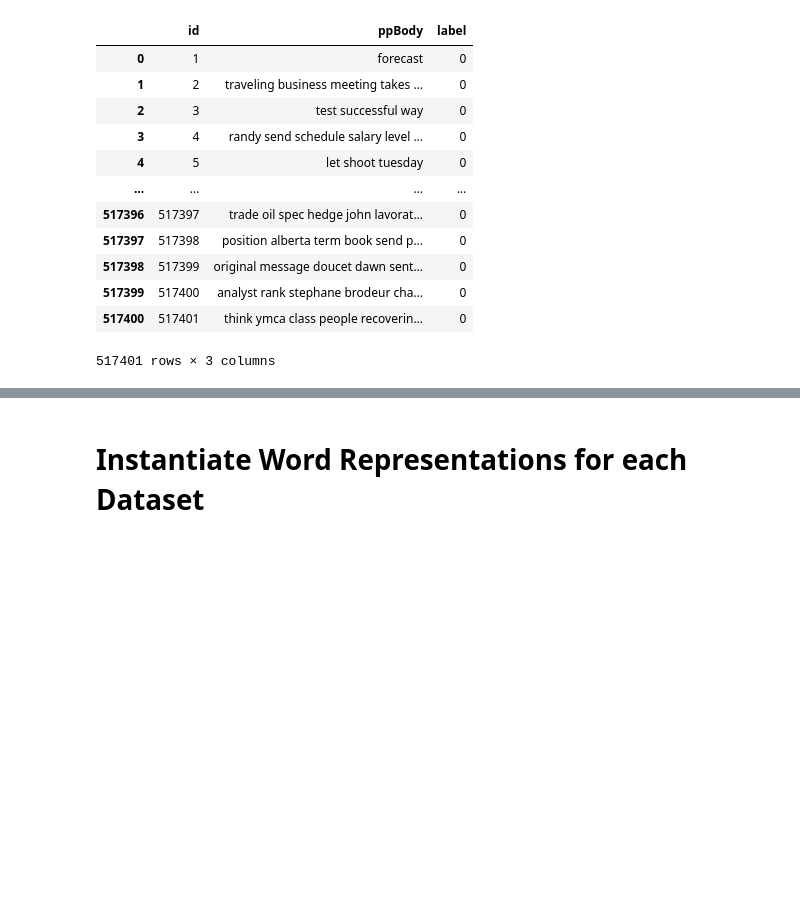
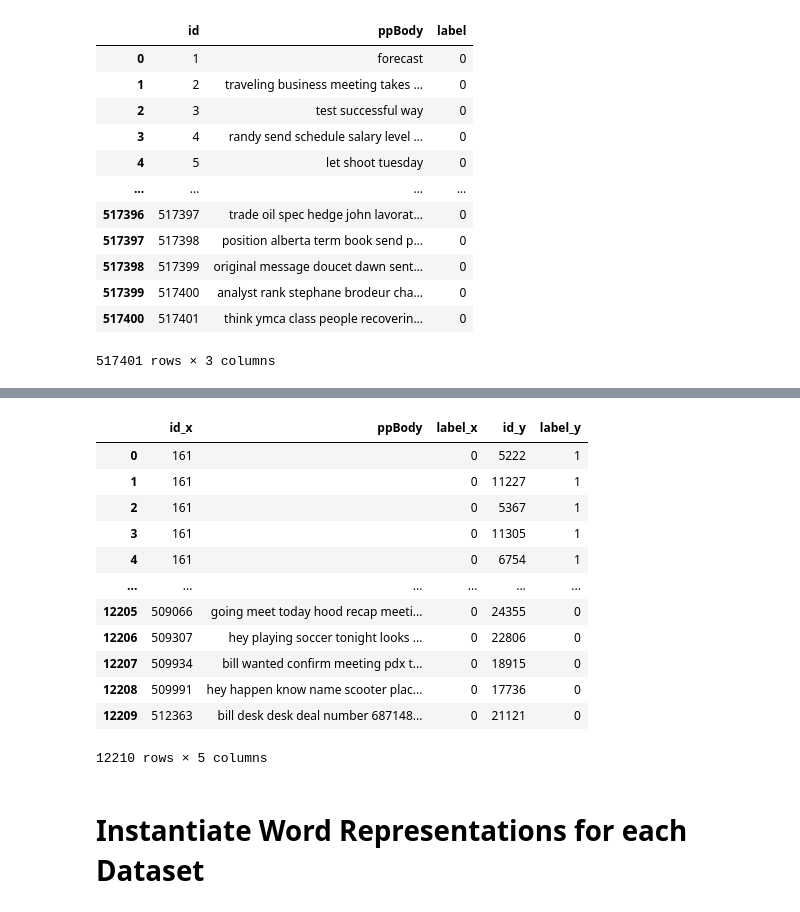
Before and after one commit to Twigonometry/Phishing-ML, a Jupyter notebook: classif.ipynb, the cells around one changed output, grey strips where cells are left out. Cells and saved outputs as stored; diff of their text form; code cells hidden in the pictures; blank space fills up the shorter version.

```diff
--- a/classif.ipynb
+++ b/classif.ipynb
@@ -706,3 +720,19 @@ df_EnronAll = dEnronSpam.pp_df.merge(dEnron.pp_df.drop_duplicates)
+# %%
+df_EnronAll
+# %% [output]
+|  | id_x | ppBody | label_x | id_y | label_y |
+| 0 | 161 |  | 0 | 5222 | 1 |
+| 1 | 161 |  | 0 | 11227 | 1 |
+| 2 | 161 |  | 0 | 5367 | 1 |
+| 3 | 161 |  | 0 | 11305 | 1 |
+| 4 | 161 |  | 0 | 6754 | 1 |
+| ... | ... | ... | ... | ... | ... |
+| 12205 | 509066 | going meet today hood recap meeti... | 0 | 24355 | 0 |
+| 12206 | 509307 | hey playing soccer tonight looks ... | 0 | 22806 | 0 |
+| 12207 | 509934 | bill wanted confirm meeting pdx t... | 0 | 18915 | 0 |
+| 12208 | 509991 | hey happen know name scooter plac... | 0 | 17736 | 0 |
+| 12209 | 512363 | bill desk desk deal number 687148... | 0 | 21121 | 0 |
+12210 rows × 5 columns
 # %% [markdown]
 # Instantiate Word Representations for each Dataset
 # %%
```
Also changed, not shown: parts of 4 cells of this notebook.
